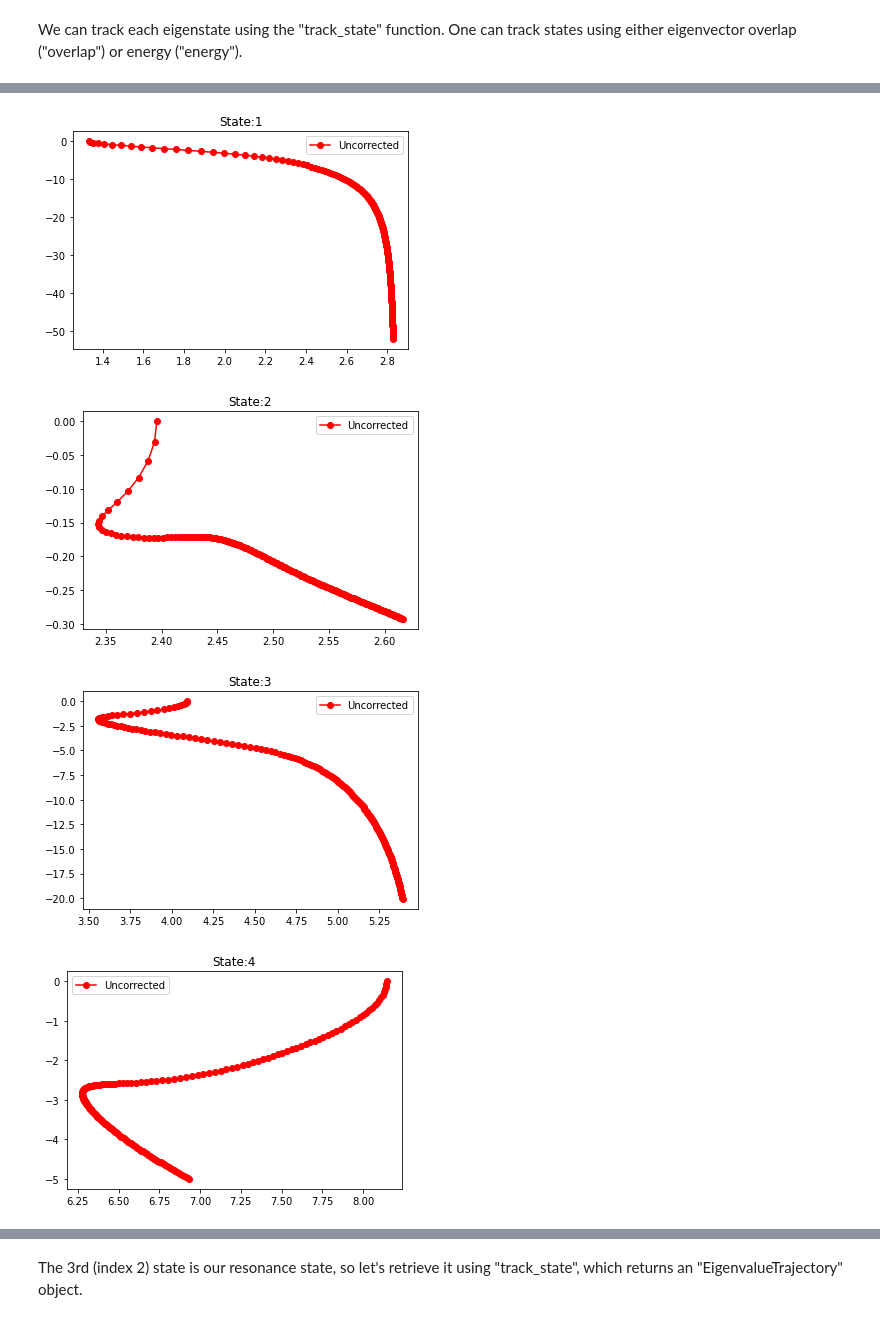
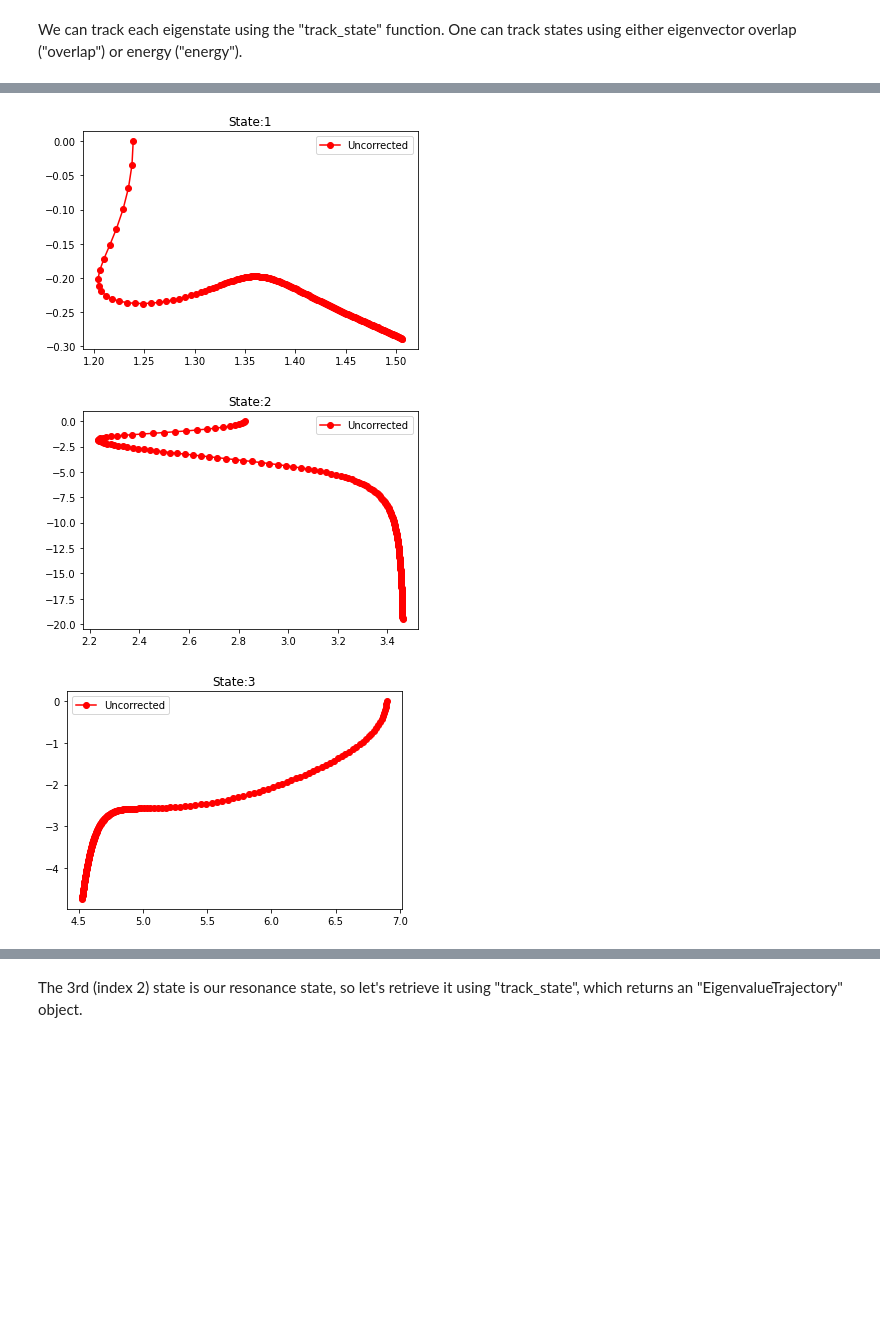
Before and after one commit to gayverjr/opencap, a Jupyter notebook: examples/analysis/N2/OpenMolcasTutorial.ipynb, the cells around one changed output, grey strips where cells are left out. Drawn from its saved outputs; the diff is of its cells as text; code cells hidden in the pictures; blank space fills up the shorter version.

```diff
--- a/examples/analysis/N2/OpenMolcasTutorial.ipynb
+++ b/examples/analysis/N2/OpenMolcasTutorial.ipynb
@@ -32,7 +32,7 @@ The CAP matrix is computed by the “CAP” object. The constructor for the CAP
 # %%
 cap_dict = {"cap_type": "voronoi",
             "r_cut": "3.00"}
-pc = pyopencap.CAP(s,cap_dict,10)
+pc = pyopencap.CAP(s,cap_dict,5)
 # %% [markdown]
 ## Parsing electronic structure data from file
 
@@ -99,12 +89,13 @@ The run_trajectory function is used to generate eigenvalue trajectories. The CAP
 # %%
 eta_list = np.linspace(0,2000,201)
 eta_list = np.around(eta_list * 1E-5,decimals=5)
-CAPH.run_trajectory(eta_list)
+# remove ground state
+CAPH.run_trajectory(eta_list,exclude_states=[0])
 # %% [markdown]
 We can track each eigenstate using the "track_state" function. One can track states using either eigenvector overlap ("overlap") or energy ("energy").
 # %%
 # energy of first state, which is ground state
-ref_energy = -109.36220743
+ref_energy = np.min(CAPH.H0)
 for i in range(0,CAPH.nstates):
     traj = CAPH.track_state(i,tracking="overlap")
     uc_energies = traj.energies_ev(ref_energy=ref_energy)
@@ -117,4 +108,3 @@ for i in range(0,CAPH.nstates):
-[figure, old version]
+[figure, new version]
-[figure, old version]
+[figure, new version]
-[figure, old version]
+[figure, new version]
-[figure, removed]
```
Also changed, not shown: parts of 5 cells of this notebook, 3 other files.
